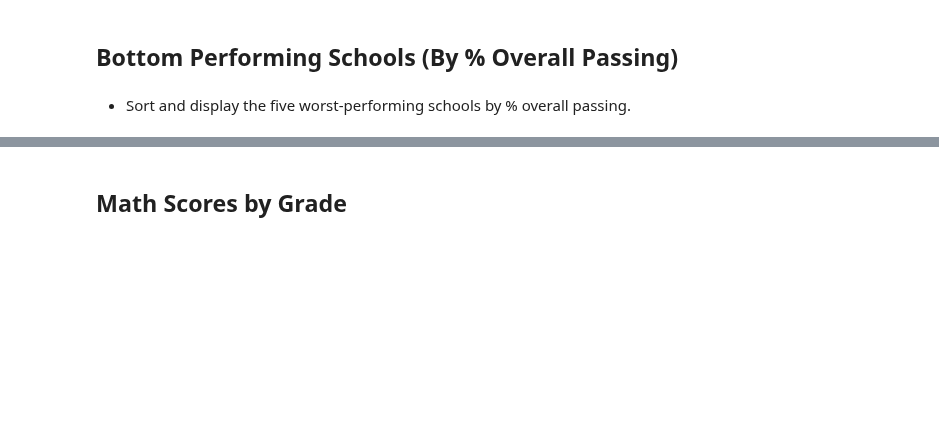
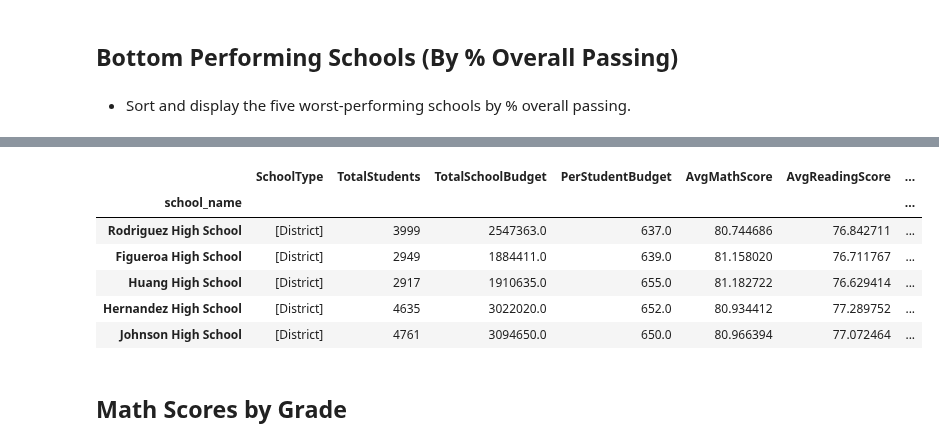
Before and after one commit to jakemperry/pandas-challenge, a Jupyter notebook: PyCitySchools/PyCitySchools_jmp.ipynb, the cells around one changed output, grey strips where cells are left out. Drawn from its saved outputs; the diff is of its cells as text; code cells hidden in the pictures; blank space fills up the shorter version.

```diff
--- a/PyCitySchools/PyCitySchools_jmp.ipynb
+++ b/PyCitySchools/PyCitySchools_jmp.ipynb
@@ -159,3 +167,14 @@ student_data
+# %%
+worstSchools = schoolSummary.sort_values(by='%OverallPassing', ascending=True)
+worstSchools.head()
+# %% [output]
+|  | SchoolType | TotalStudents | TotalSchoolBudget | PerStudentBudget | AvgMathScore | AvgReadingScore | ... |
+| school_name |  |  |  |  |  |  | ... |
+| Rodriguez High School | [District] | 3999 | 2547363.0 | 637.0 | 80.744686 | 76.842711 | ... |
+| Figueroa High School | [District] | 2949 | 1884411.0 | 639.0 | 81.158020 | 76.711767 | ... |
+| Huang High School | [District] | 2917 | 1910635.0 | 655.0 | 81.182722 | 76.629414 | ... |
+| Hernandez High School | [District] | 4635 | 3022020.0 | 652.0 | 80.934412 | 77.289752 | ... |
+| Johnson High School | [District] | 4761 | 3094650.0 | 650.0 | 80.966394 | 77.072464 | ... |
 # %% [markdown]
 ## Math Scores by Grade
 # %% [markdown]
```
Also changed, not shown: parts of 8 cells of this notebook.
